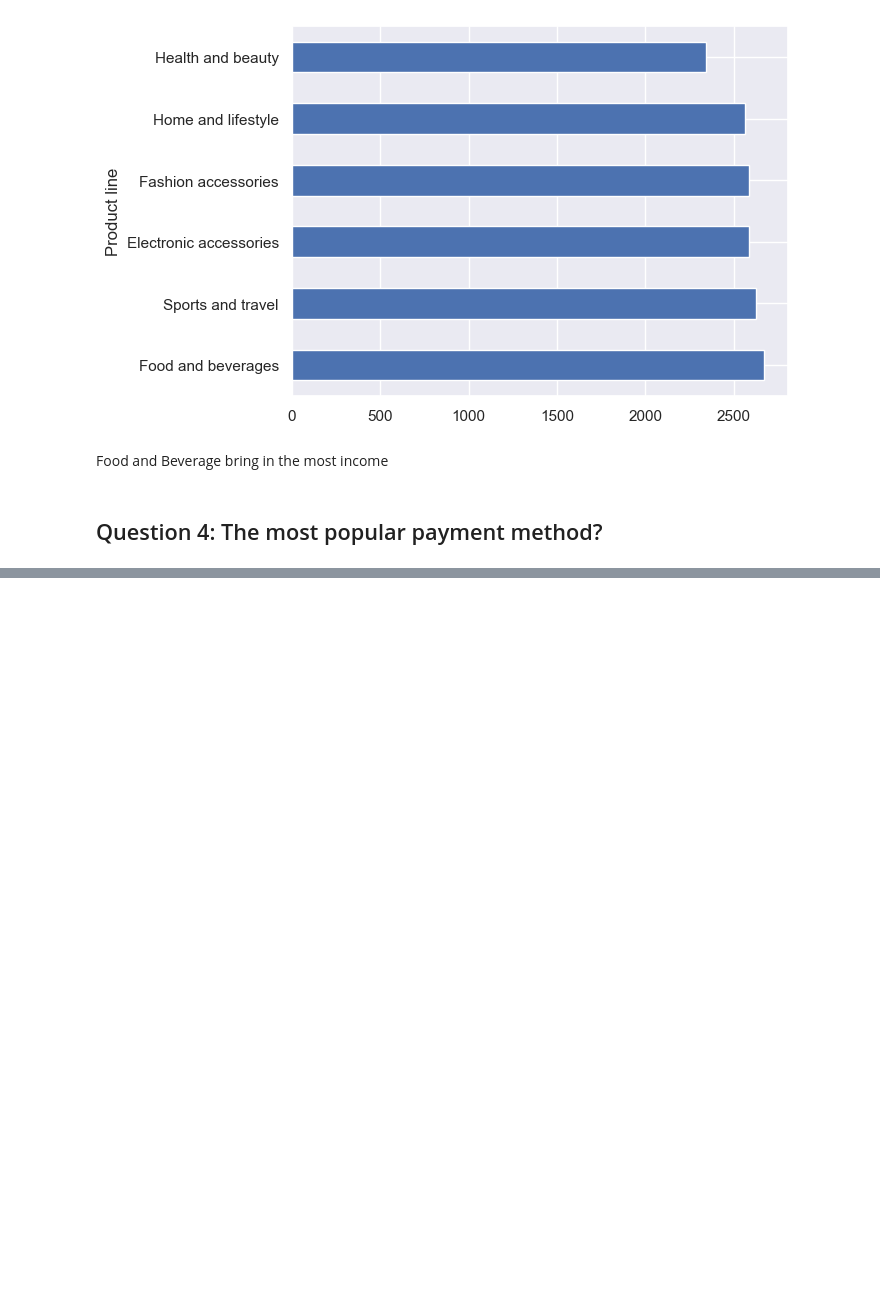
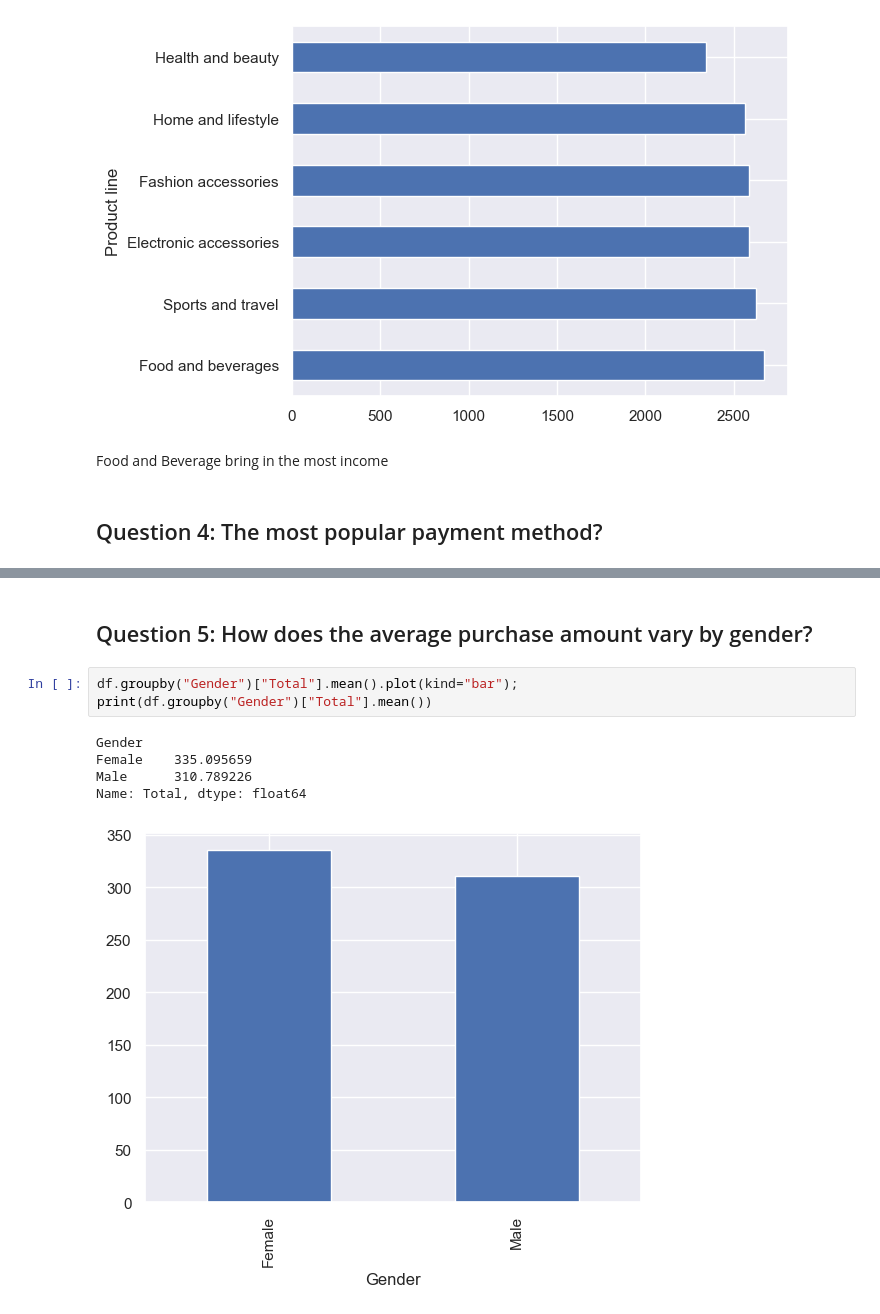
Before and after one commit to Ebube45/Supermarket_analysis, a Jupyter notebook: Supermarket_Analysis.ipynb, the cells around one changed output, grey strips where cells are left out. Cells and saved outputs as stored; diff of their text form; blank space fills up the shorter version.

Commit message:
Added more questions

```diff
--- a/Supermarket_Analysis.ipynb
+++ b/Supermarket_Analysis.ipynb
@@ -273,0 +271,11 @@ Name: count, dtype: int64
+# %% [markdown]
+## Question 5: How does the average purchase amount vary by gender?
+# %%
+df.groupby("Gender")["Total"].mean().plot(kind="bar");
+print(df.groupby("Gender")["Total"].mean())
+# %% [output]
+Gender
+Female    335.095659
+Male      310.789226
+Name: Total, dtype: float64
+[figure, added]
```
Also changed, not shown: parts of 7 cells of this notebook.
